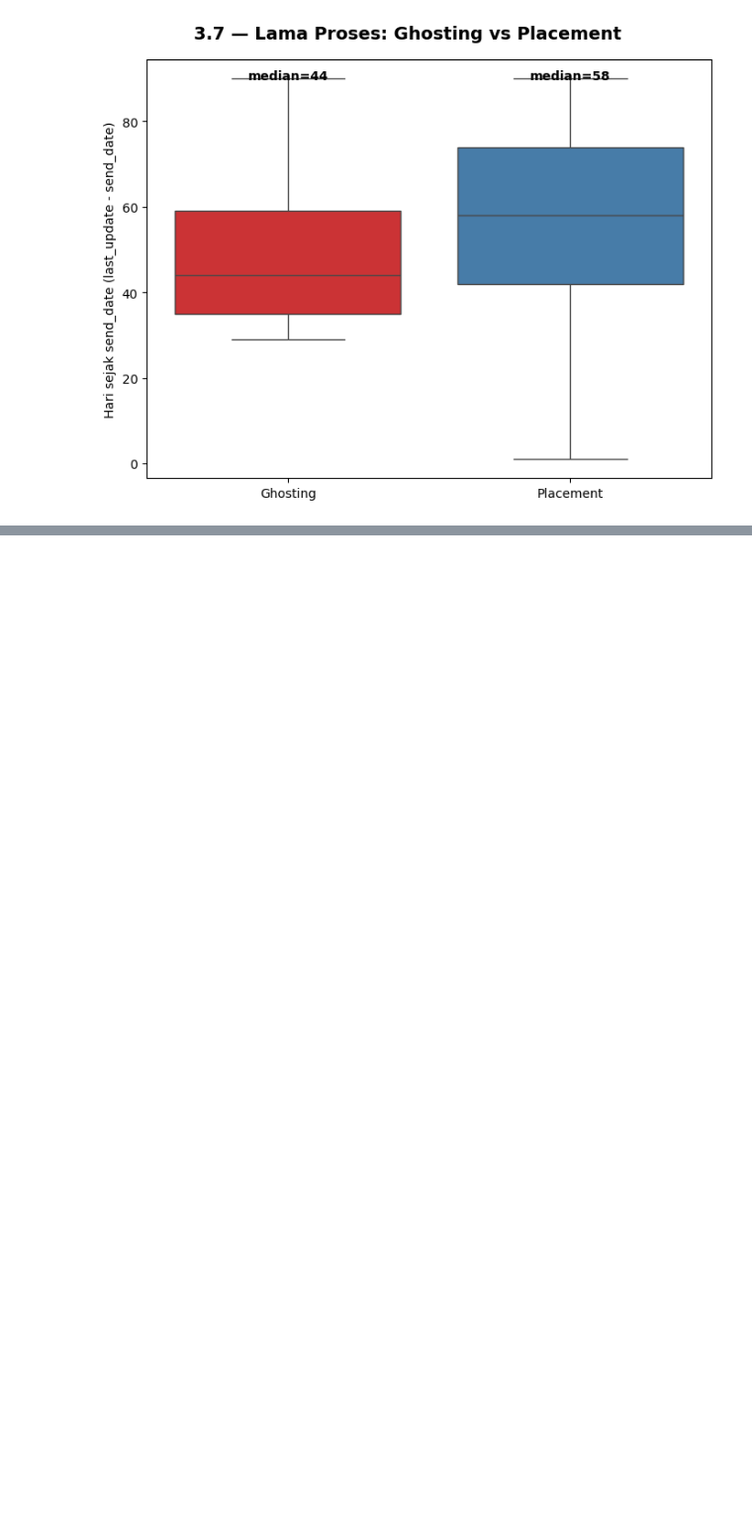
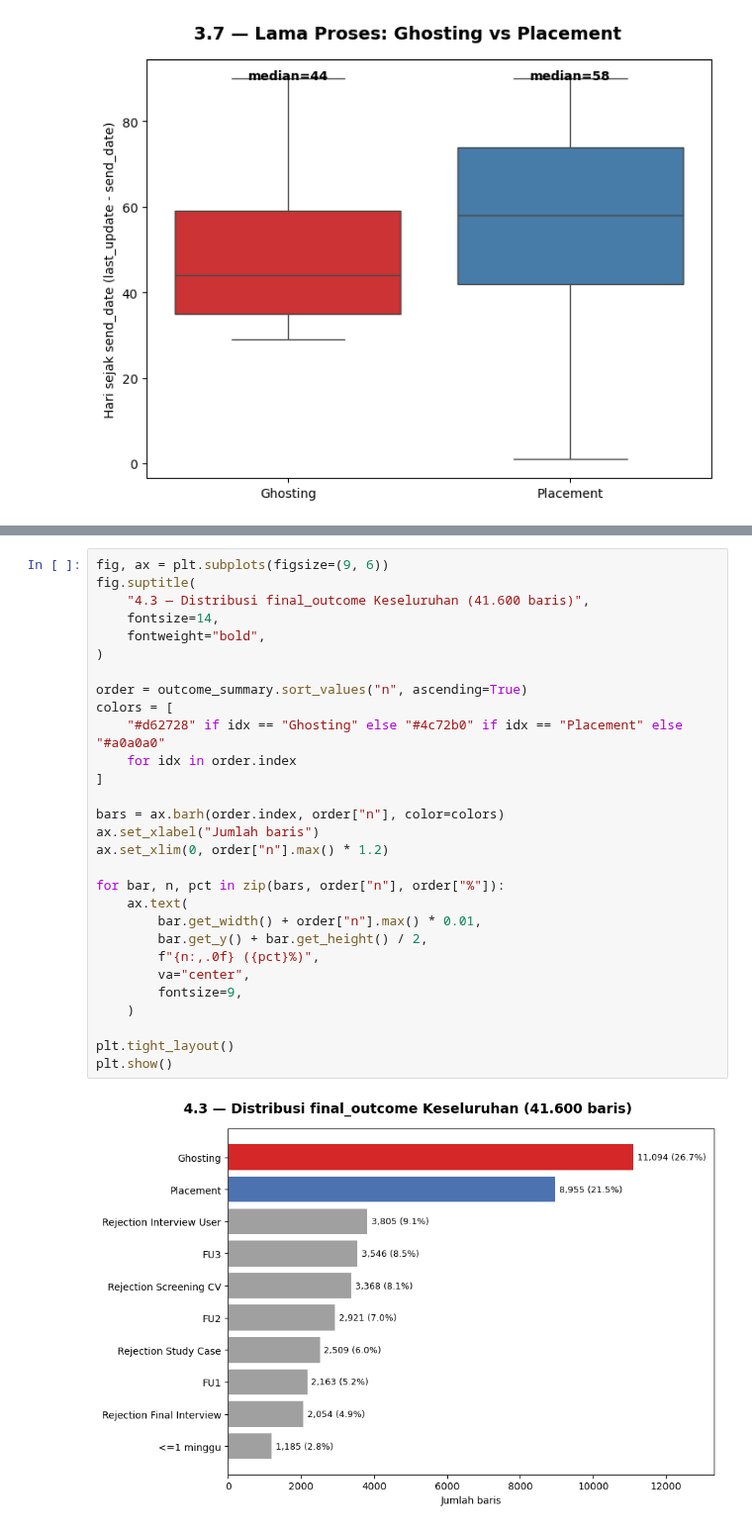
Before and after one commit to zzdf5/ssf-ssdc26-kataedward, a Jupyter notebook: notebooks/02_eda.ipynb, the cells around one changed output, grey strips where cells are left out. Shown at 99% size. Saved outputs shown, nothing was run; the diff lists cells and outputs as text; blank space fills up the shorter version.

```diff
--- a/notebooks/02_eda.ipynb
+++ b/notebooks/02_eda.ipynb
@@ -2524,0 +2840,31 @@ plt.show()
+# %%
+fig, ax = plt.subplots(figsize=(9, 6))
+fig.suptitle(
+    "4.3 — Distribusi final_outcome Keseluruhan (41.600 baris)",
+    fontsize=14,
+    fontweight="bold",
+)
+
+order = outcome_summary.sort_values("n", ascending=True)
+colors = [
+    "#d62728" if idx == "Ghosting" else "#4c72b0" if idx == "Placement" else "#a0a0a0"
+    for idx in order.index
+]
+
+bars = ax.barh(order.index, order["n"], color=colors)
+ax.set_xlabel("Jumlah baris")
+ax.set_xlim(0, order["n"].max() * 1.2)
+
+for bar, n, pct in zip(bars, order["n"], order["%"]):
+    ax.text(
+        bar.get_width() + order["n"].max() * 0.01,
+        bar.get_y() + bar.get_height() / 2,
+        f"{n:,.0f} ({pct}%)",
+        va="center",
+        fontsize=9,
+    )
+
+plt.tight_layout()
+plt.show()
+# %% [output]
+[figure, added]
```
Also changed, not shown: parts of 47 cells of this notebook, 1 other file.
